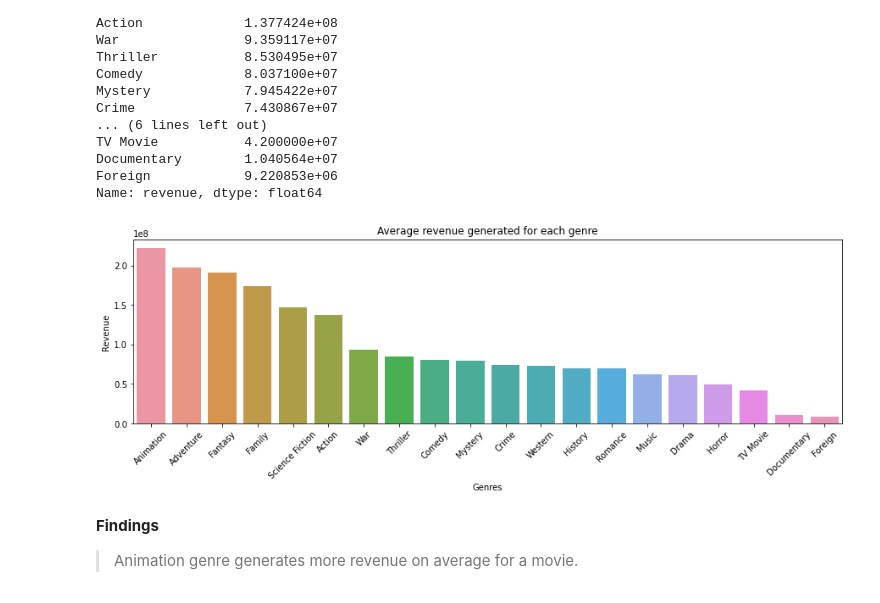
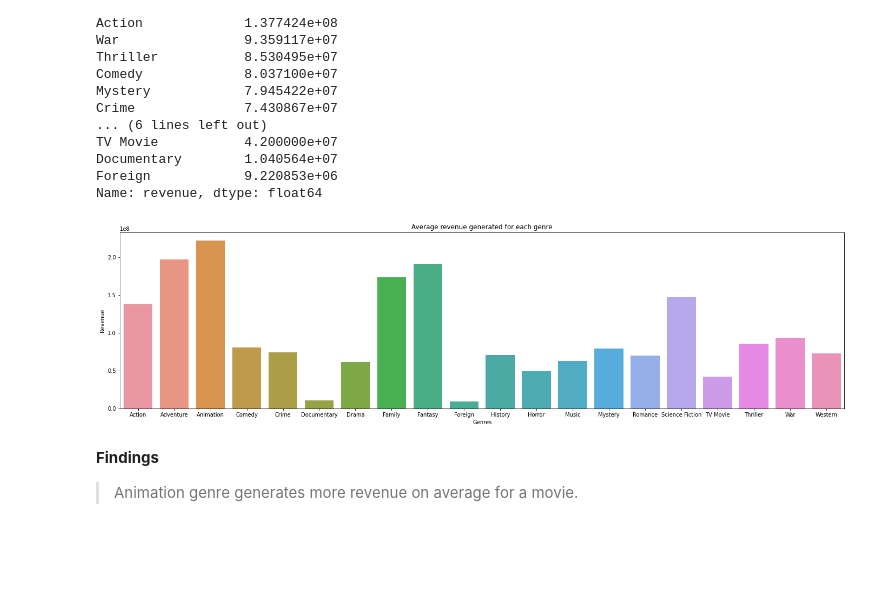
Before and after one commit to Stan-Leigh/imdb-Movies-dataset-Analysis, a Jupyter notebook: imdb Movie Data Analysis with Python.ipynb, the cells around one changed output. Cells and saved outputs as stored; diff of their text form; code cells hidden in the pictures; blank space fills up the shorter version.

```diff
--- a/imdb Movie Data Analysis with Python.ipynb
+++ b/imdb Movie Data Analysis with Python.ipynb
@@ -448,18 +448,18 @@ Documentary        1.040564e+07
 Foreign            9.220853e+06
 Name: revenue, dtype: float64
 # %%
-figure(figsize=(15, 4))
+figure(figsize=(24, 6))
 
-# Plot the result.
-sns.barplot(x='genres', y='revenue', data=df_genre, order=df_genre_average.index, ci=None);
+# Plot the result. Sort xticks alphabetically
+sns.barplot(x='genres', y='revenue', data=df_genre, order=df_genre_average.sort_index().index, ci=None);
 
 # labels and title
-plt.xticks(rotation=45);
+plt.xticks(rotation=0);
 plt.title('Average revenue generated for each genre');
 plt.ylabel('Revenue');
 plt.xlabel('Genres');
 # %% [output]
-[figure, old version]
+[figure, new version]
 # %% [markdown]
 **Findings**
 > Animation genre generates more revenue on average for a movie.
```
Also changed, not shown: parts of 7 cells of this notebook.
